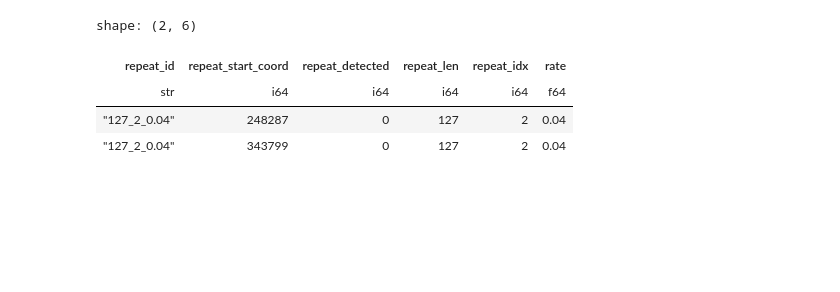
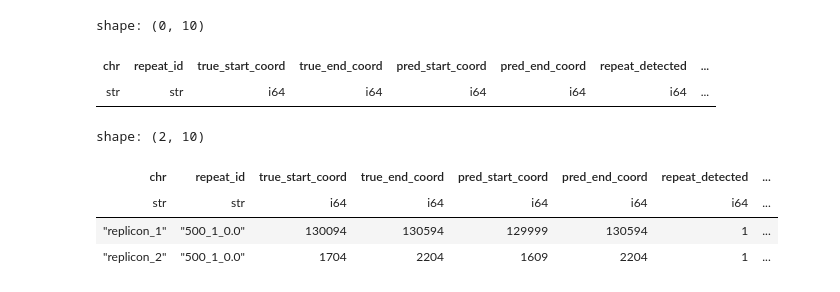
Before and after one commit to masikol/reverlor, a Jupyter notebook: param_selection/test_repeat_detection/tyk_ipynb/explore_basic_recall.ipynb, the cells around one changed output. Cells and saved outputs as stored; diff of their text form; code cells hidden in the pictures; blank space fills up the shorter version.

```diff
--- a/param_selection/test_repeat_detection/tyk_ipynb/explore_basic_recall.ipynb
+++ b/param_selection/test_repeat_detection/tyk_ipynb/explore_basic_recall.ipynb
@@ -97,13 +121,21 @@ for repeat_id in all_repeat_ids:
     # end for
 # end for
 # %%
+print(len(chr_list))
 print(len(repeat_id_list))
-print(len(repeat_start_coord_list))
+print(len(true_start_coord_list))
+print(len(true_end_coord_list))
+print(len(pred_start_coord_list))
+print(len(pred_end_coord_list))
 print(len(repeat_found_list))
 
 repeat_detect_df = pl.DataFrame({
+    'chr': chr_list,
     'repeat_id': repeat_id_list,
-    'repeat_start_coord': repeat_start_coord_list,
+    'true_start_coord': true_start_coord_list,
+    'true_end_coord': true_end_coord_list,
+    'pred_start_coord': pred_start_coord_list,
+    'pred_end_coord': pred_end_coord_list,
     'repeat_detected': repeat_found_list,
 })
 # %% [output]
@@ -122,7 +158,18 @@ repeat_detect_df = repeat_detect_df.join(
     on='repeat_id',
     how='inner'
 ).select(
-    pl.col('repeat_id', 'repeat_start_coord', 'repeat_detected', 'repeat_len', 'repeat_idx', 'rate')
+    pl.col(
+        'chr',
+        'repeat_id',
+        'true_start_coord',
+        'true_end_coord',
+        'pred_start_coord',
+        'pred_end_coord',
+        'repeat_detected',
+        'repeat_len',
+        'repeat_idx',
+        'rate'
+    )
 ).unique()
 # %%
 repeat_detect_df.shape
@@ -161,12 +189,20 @@ shape: (14, 6)
 # %%
 repeat_detect_df.filter(
-    (pl.col('rate') == 0.04) & (pl.col('repeat_len') == 127) & (pl.col('repeat_detected') != 1)
+    (pl.col('rate') == 0.00) & (pl.col('repeat_len') == 500) & (pl.col('repeat_detected') != 1)
 ).sort(by='repeat_idx')
 # %% [output]
-shape: (2, 6)
+shape: (0, 10)
-| repeat_id | repeat_start_coord | repeat_detected | repeat_len | repeat_idx | rate |
-| str | i64 | i64 | i64 | i64 | f64 |
-| "127_2_0.04" | 248287 | 0 | 127 | 2 | 0.04 |
-| "127_2_0.04" | 343799 | 0 | 127 | 2 | 0.04 |
+| chr | repeat_id | true_start_coord | true_end_coord | pred_start_coord | pred_end_coord | repeat_detected | ... |
+| str | str | i64 | i64 | i64 | i64 | i64 | ... |
+# %%
+repeat_detect_df.filter(
+    (pl.col('rate') == 0.00) & (pl.col('repeat_len') == 500) & (pl.col('repeat_idx') == 1)
+).sort(by='repeat_idx')
+# %% [output]
+shape: (2, 10)
+| chr | repeat_id | true_start_coord | true_end_coord | pred_start_coord | pred_end_coord | repeat_detected | ... |
+| str | str | i64 | i64 | i64 | i64 | i64 | ... |
+| "replicon_1" | "500_1_0.0" | 130094 | 130594 | 129999 | 130594 | 1 | ... |
+| "replicon_2" | "500_1_0.0" | 1704 | 2204 | 1609 | 2204 | 1 | ... |
 # %%
 df.filter(
```
Also changed, not shown: parts of 34 cells of this notebook, 6 other files.
